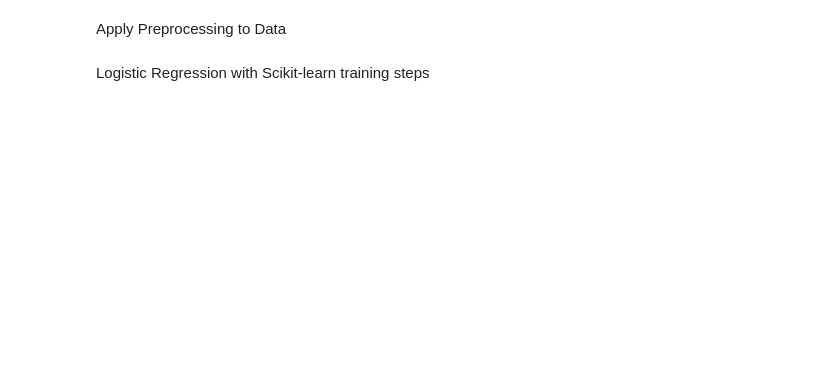
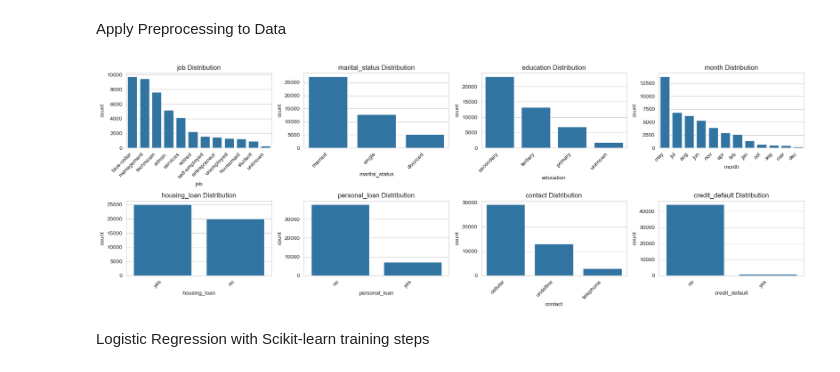
Before and after one commit to gublit/classifier, a Jupyter notebook: notebooks/bank.ipynb, the cells around one changed output. Saved outputs shown, nothing was run; the diff lists cells and outputs as text; code cells hidden in the pictures; blank space fills up the shorter version.

```diff
--- a/notebooks/bank.ipynb
+++ b/notebooks/bank.ipynb
@@ -197,6 +305,20 @@ pre_processor = ColumnTransformer(
 pre_pipeline = Pipeline(steps=[
     ('preprocessor', pre_processor)
 ])
+# %%
+# Create subplots for the categorical variables
+plt.figure(figsize=(18, 12))
+
+for i, variable in enumerate(categorical_features, 1):
+    plt.subplot(4, 4, i)  # Create a 4x4 grid of subplots
+    sns.countplot(data=data, x=variable, order=data[variable].value_counts().index)
+    plt.title(f'{variable} Distribution')
+    plt.xticks(rotation=45, ha='right')  # Rotate x-axis labels for better readability
+
+plt.tight_layout()  # Ensuring subplots do not overlap
+plt.show()  # Display the plot
+# %% [output]
+[figure, added]
 # %%
 #Split the data into training and testing sets
 X_train,X_test,y_train,y_test = train_test_split(X,y,train_size=0.8,stratify=y,random_state=78)
```
Also changed, not shown: parts of 21 cells of this notebook, 2 other files.
